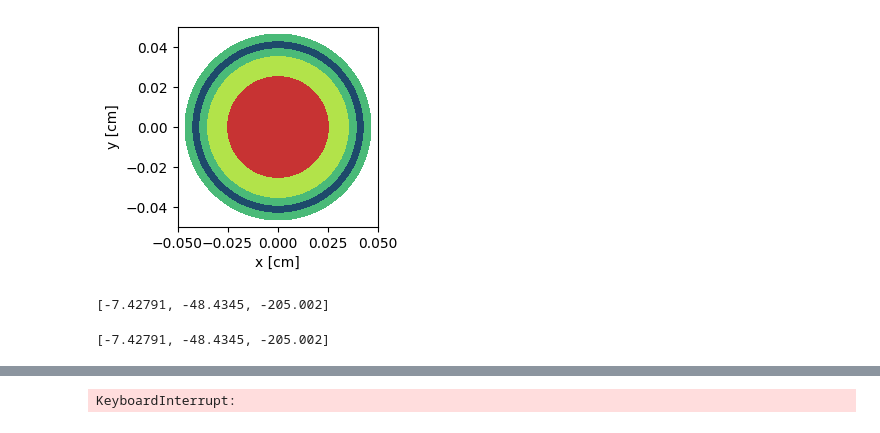
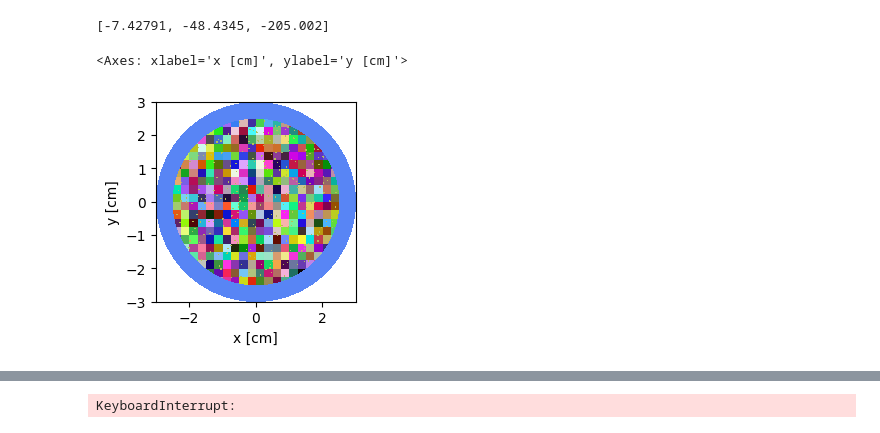
Before and after one commit to ceserz2/2025-pequette-snfpebbles, a Jupyter notebook: code/cask_fill_final.ipynb, the cells around one changed output, grey strips where cells are left out. Cells and saved outputs as stored; diff of their text form; code cells hidden in the pictures.

```diff
--- a/code/cask_fill_final.ipynb
+++ b/code/cask_fill_final.ipynb
@@ -70,9 +70,7 @@ opyc_r = sic_r + tiPyC #should be around 0.0455 cm, it is 0.04675
 core_r = 0.5*100
 core_h = 4.16*100
 
-#so this would be needed in case we want to add more layers for our core
-#reflector_t = core_r*0.3
-
+#more defining of our triso particles, all code below for developing our TRISO particles
 kernelsph = openmc.Sphere(r=kernel_or)
 buffsph = openmc.Sphere(r=buffer_r)
 IPyCsph = openmc.Sphere(r=ipyc_r)
@@ -94,11 +92,11 @@ triso_colors = {triso_cells[0]: (199, 51, 51), triso_cells[1]: (178, 227, 74),
                 triso_cells[4]: (74, 186, 120)}
 #triso_universe.plot(width = (0.1, 0.1), colors = triso_colors)
 
+#defining region to fill our fuel pebbles with!!!!!
+peb_wfuel = openmc.Sphere(r=peb_ir)
+peb_wfuel_outer = -peb_wfuel
+
 centers = openmc.model.pack_spheres(opyc_r, region=peb_wfuel_outer, num_spheres = 19000 ) #saying to fill only the fuel portion of the TRISO particle
 #above function will pack pebbles into a sphere, it returns an array of positions that are used in the in next line of code
-trisos = [openmc.model.TRISO(kernel_or, triso_univ, center) for center in centers] # packs pebbles based on the centers positions array
+trisos = [openmc.model.TRISO(kernel_or, triso_universe, center) for center in centers] # packs pebbles based on the centers positions array
 #print(centers) #this is the positions of the TRISO pebbles themselves
-
-trisos
-# %% [output]
-[figure, removed]
@@ -136,44 +133,31 @@ spheres = openmc.model.pack_spheres(radius=triso_outer_radius, region=lattice_re
 # %%
 #generating the fuel pebbler
 peb_nofuel = openmc.Sphere(r=peb_or) #generates a sphere of this radius
 peb_nofuel_zone_outer = -peb_nofuel
 peb_nofuel_zone_inner = +peb_wfuel #creates a non-fuel region for our pebble
 peb_fuel_zone = -peb_wfuel
 
 sphere = openmc.Cell(region=peb_wfuel_outer) #only focusing on fuel containing portion of our fuel pebble
 lower_left, upper_right = sphere.region.bounding_box
-shape = (20, 20, 20) #Number of lattice elements in the x-, y-, and z-directions, look at the example in the repo
+shape = (20,20,20) #Number of lattice elements in the x-, y-, and z-directions, look at the example in the repo
 pitch = (upper_right - lower_left)/shape
 lattice = openmc.model.create_triso_lattice(
     trisos, lower_left, pitch, shape, graphite)
 sphere.fill = lattice
 
 pebble_element = [sphere,
               openmc.Cell(fill=graphite, region=peb_nofuel_zone_inner & peb_nofuel_zone_outer)]
 pebble_univ = openmc.Universe(cells=pebble_element)
+
 active_core_sides = openmc.ZCylinder(r = core_r)
 active_core_top = openmc.ZPlane(z0=(core_h/2))
 active_core_bot = openmc.ZPlane(z0=-(core_h/2))
 active_core_bound = -active_core_sides & -active_core_top & +active_core_bot
+
+pebble_univ.plot()
+# %% [output]
+<Axes: xlabel='x [cm]', ylabel='y [cm]'>
+[figure, added]
-# %%
-results = []
-new_row = []
-with open("1day_run_final_positions.csv") as csvfile:
-    reader = csv.reader(csvfile, quoting=csv.QUOTE_NONNUMERIC) # change contents to floats
-    for row in reader: # each row is a list
-        results.append(row)
-
-def multiply_list_by_scalar(list_of_lists, scalar):
-    output = [[element * scalar for element in sub_list] for sub_list in list_of_lists]
-    return output
-
-# Example usage:
-my_list = results
-scalar_value = 100
-multiplied_list = multiply_list_by_scalar(my_list, scalar_value)
-multiplied_list[0]
-# %% [output]
-[-7.42791, -48.4345, -205.002]
 # %%
 print("starting openmc pack")
 start_time = time.perf_counter()
```
Also changed, not shown: parts of 5 cells of this notebook, 5 other files.
